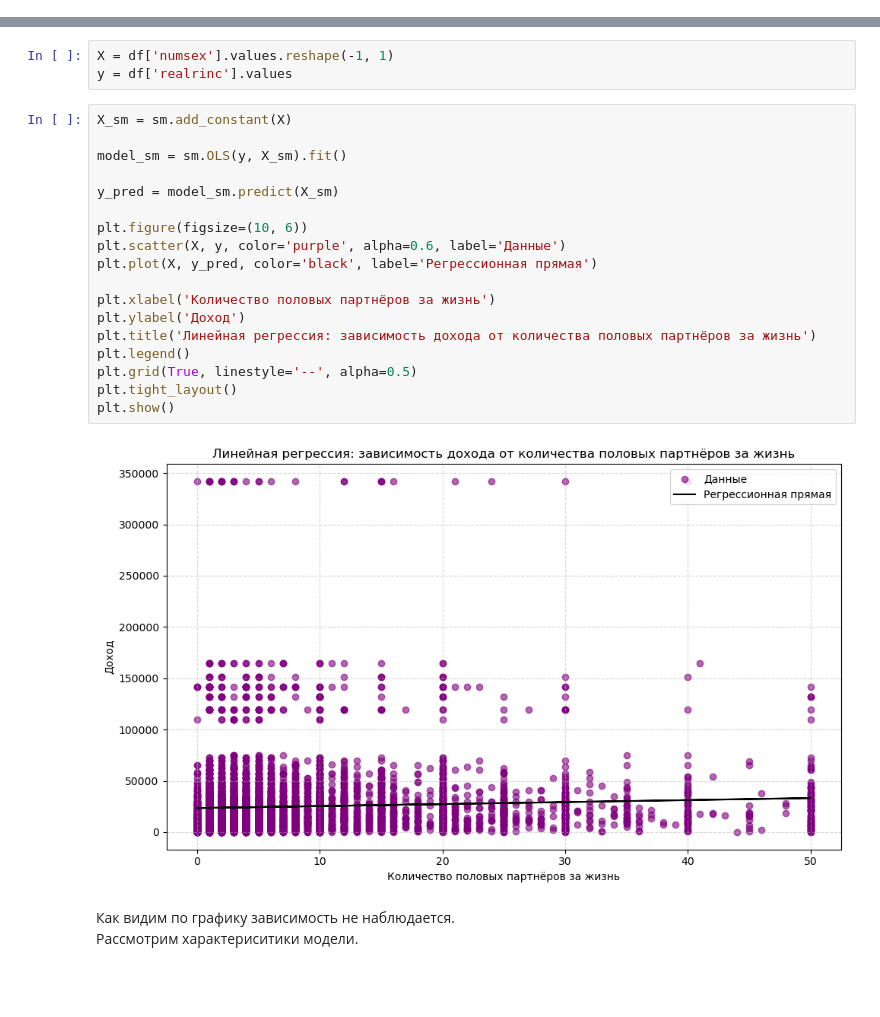
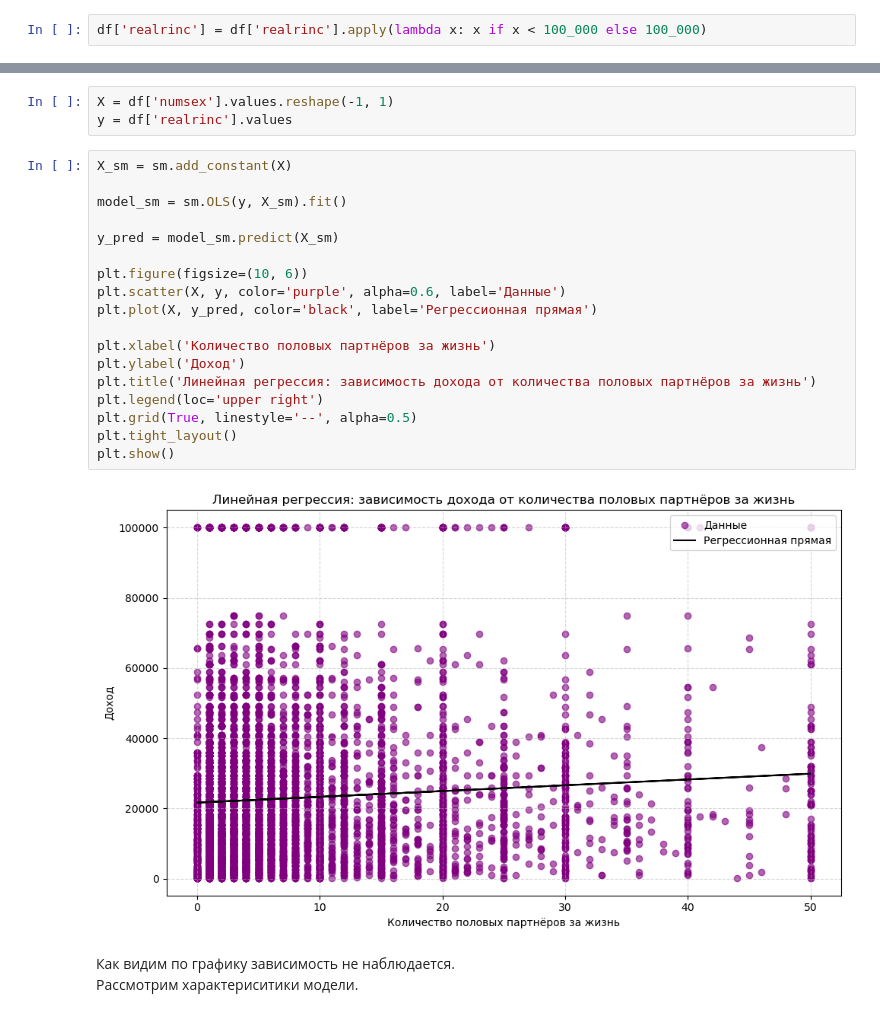
Before and after one commit to Strory/CourseWork3, a Jupyter notebook: Research7.ipynb, the cells around one changed output, grey strips where cells are left out. Saved outputs shown, nothing was run; the diff lists cells and outputs as text; blank space fills up the shorter version.

```diff
--- a/Research7.ipynb
+++ b/Research7.ipynb
@@ -111,6 +111,8 @@ dtype: int64
 Количество строк с NaN после очистки: 0
 Количество строк: 7480
 7480
+# %%
+df['realrinc'] = df['realrinc'].apply(lambda x: x if x < 100_000 else 100_000)
 # %%
 df.head()
 # %% [output]
@@ -427,23 +429,23 @@ y = df['realrinc'].values
 # %%
 X_sm = sm.add_constant(X)
 
 model_sm = sm.OLS(y, X_sm).fit()
 
 y_pred = model_sm.predict(X_sm)
 
 plt.figure(figsize=(10, 6))
 plt.scatter(X, y, color='purple', alpha=0.6, label='Данные')
 plt.plot(X, y_pred, color='black', label='Регрессионная прямая')
 
 plt.xlabel('Количество половых партнёров за жизнь')
 plt.ylabel('Доход')
 plt.title('Линейная регрессия: зависимость дохода от количества половых партнёров за жизнь')
-plt.legend()
+plt.legend(loc='upper right')
 plt.grid(True, linestyle='--', alpha=0.5)
 plt.tight_layout()
 plt.show()
 # %% [output]
-[figure, old version]
+[figure, new version]
 # %% [markdown]
 Как видим по графику зависимость не наблюдается.
 Рассмотрим характериситики модели.
```
Also changed, not shown: parts of 8 cells of this notebook, 8 other files.
